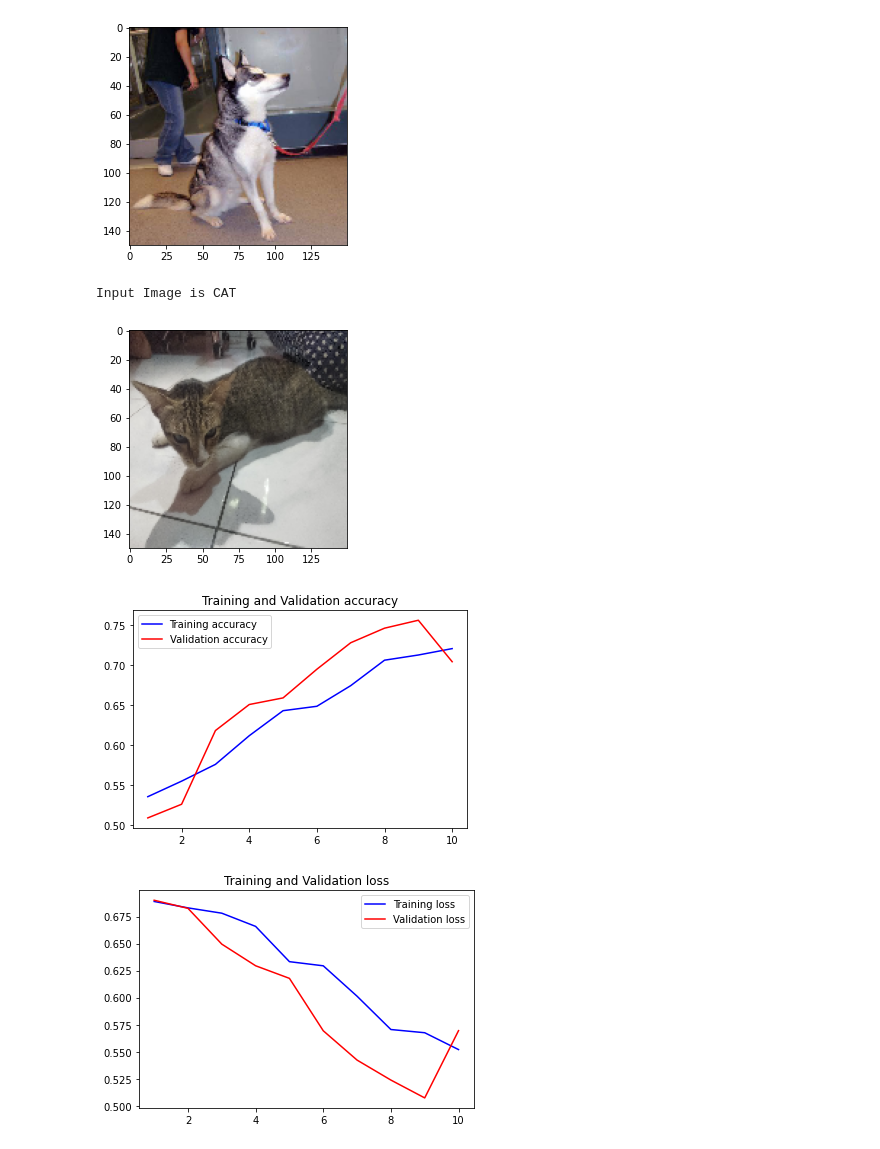
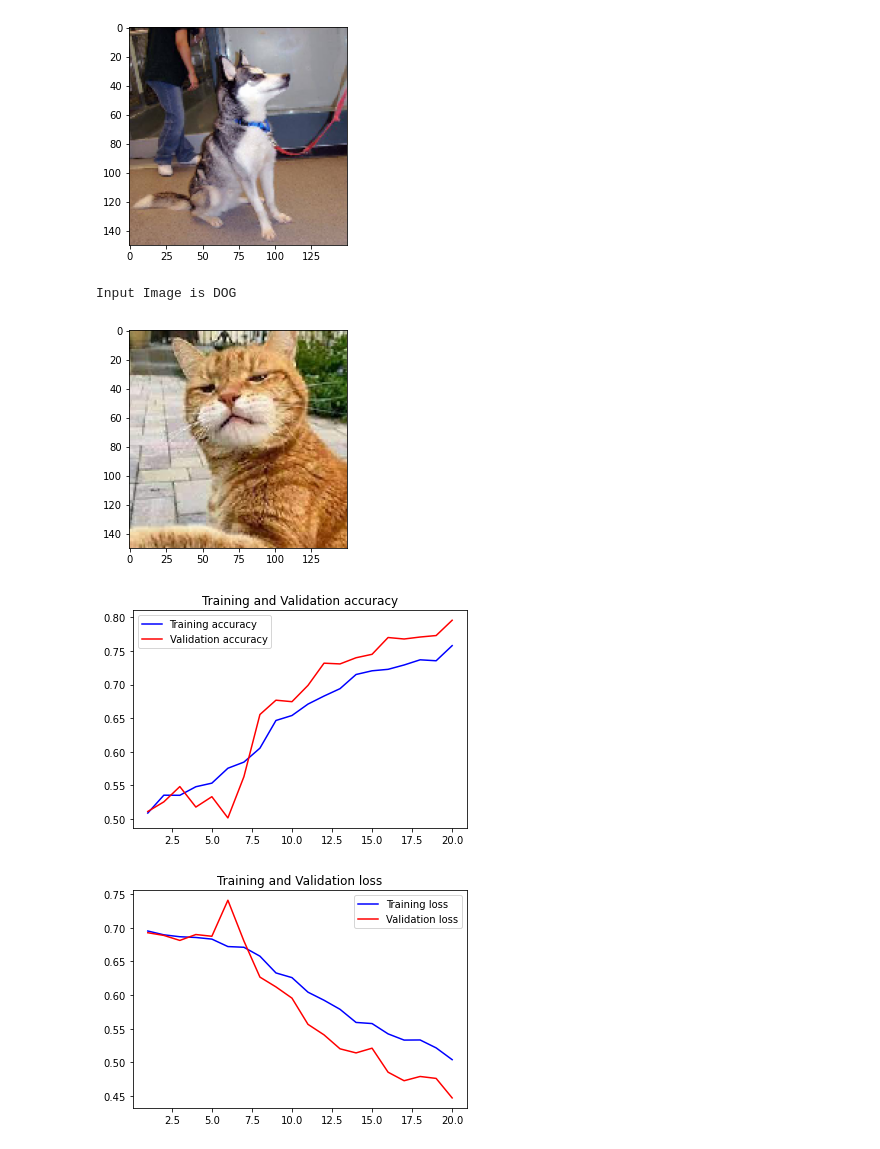
Before and after one commit to hikizan/ImageClassificationWithoutOverfitting, a Jupyter notebook: ImageClassification3.ipynb, the cells around one changed output. Saved outputs shown, nothing was run; the diff lists cells and outputs as text; code cells hidden in the pictures.

Commit message:
need more epoch when training model in this branch. better result just add more epoch for training model

```diff
--- a/ImageClassification3.ipynb
+++ b/ImageClassification3.ipynb
@@ -23,11 +23,11 @@ train_datagen = ImageDataGenerator( rescale = 1.0/255,
                                     zoom_range=0.2,
                                     horizontal_flip=True,
                                     fill_mode='nearest',
-                                    validation_split=0.2
+                                    validation_split=0.3
 )
 
 validation_datagen = ImageDataGenerator( rescale = 1.0/225,
-                                       validation_split=0.2
+                                       validation_split=0.3
 )
 
 
@@ -88,7 +88,7 @@ model.compile(loss='binary_crossentropy',
 history = model.fit(
     x=train_generator,
     validation_data=validation_generator,
-    epochs=10,
+    epochs=20,
     verbose=2
 )
 # %% [output]
@@ -137,20 +134,21 @@ Input Image is DOG
 [figure]
 # %%
 #test_image_two = image.load_img('dog.4001.jpg',target_size=(150,150))
-test_image_two = image.load_img('neko.jpg',target_size=(150,150))
+#test_image_two = image.load_img('neko.jpg',target_size=(150,150))
+test_image_two = image.load_img('contohTes.jpg',target_size=(150,150))
 
 imgplot_two = plt.imshow(test_image_two)
 test_image_two = image.img_to_array(test_image_two)
 test_image_two = test_image_two/255
 test_image_two= np.expand_dims(test_image_two,axis=0)
 result_two = model.predict(test_image_two)
 if result_two <= 0.5 :
     print("Input Image is CAT")
 else:
     print("Input Image is DOG")
 # %% [output]
-Input Image is CAT
+Input Image is DOG
-[figure, old version]
+[figure, new version]
 # %%
 import matplotlib.pyplot as plt
 import matplotlib.image as mpimg
@@ -178,5 +176,5 @@ plt.legend()
 
 plt.show()
 # %% [output]
-[figure, old version]
+[figure, new version]
-[figure, old version]
+[figure, new version]
```
Also changed, not shown: parts of 2 cells of this notebook.
